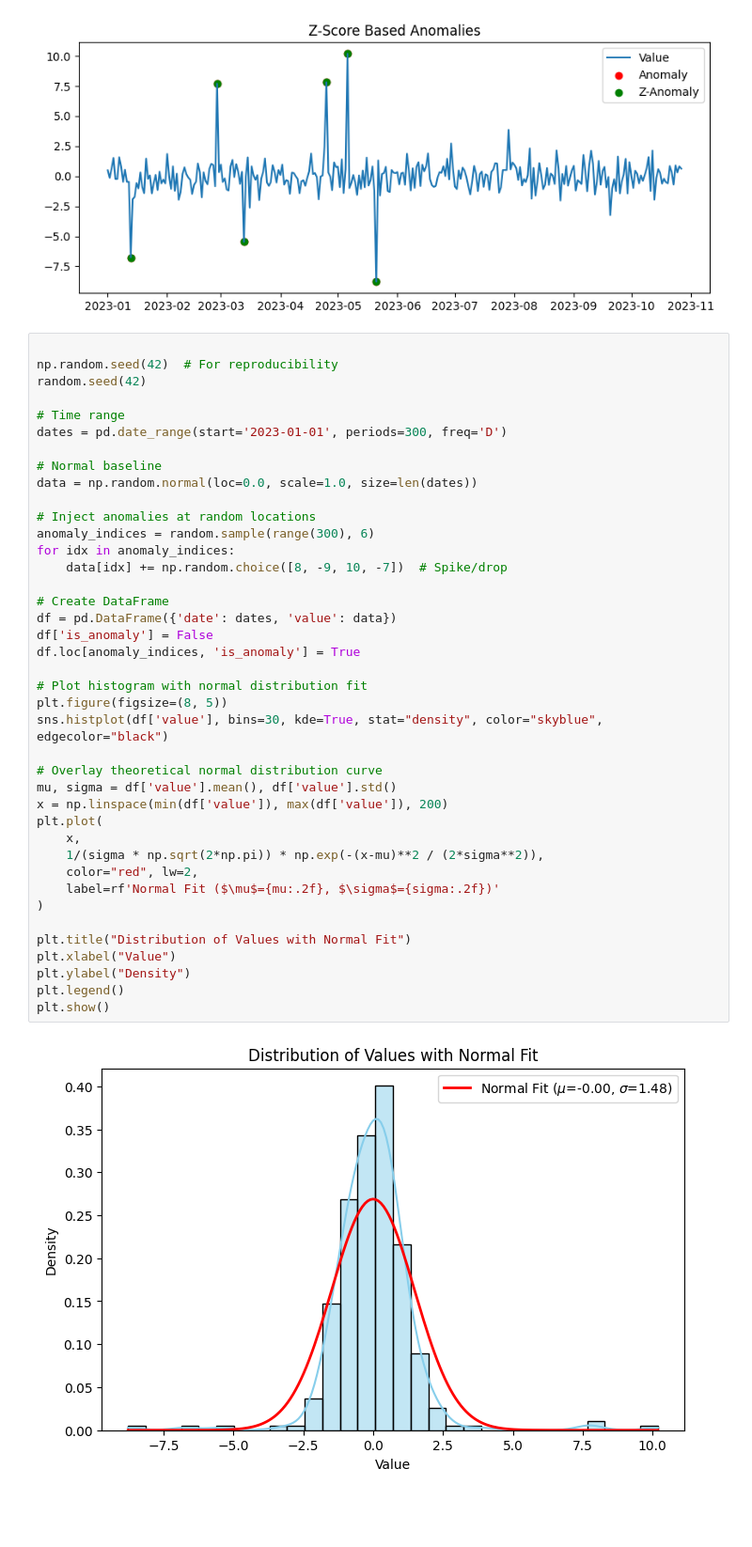
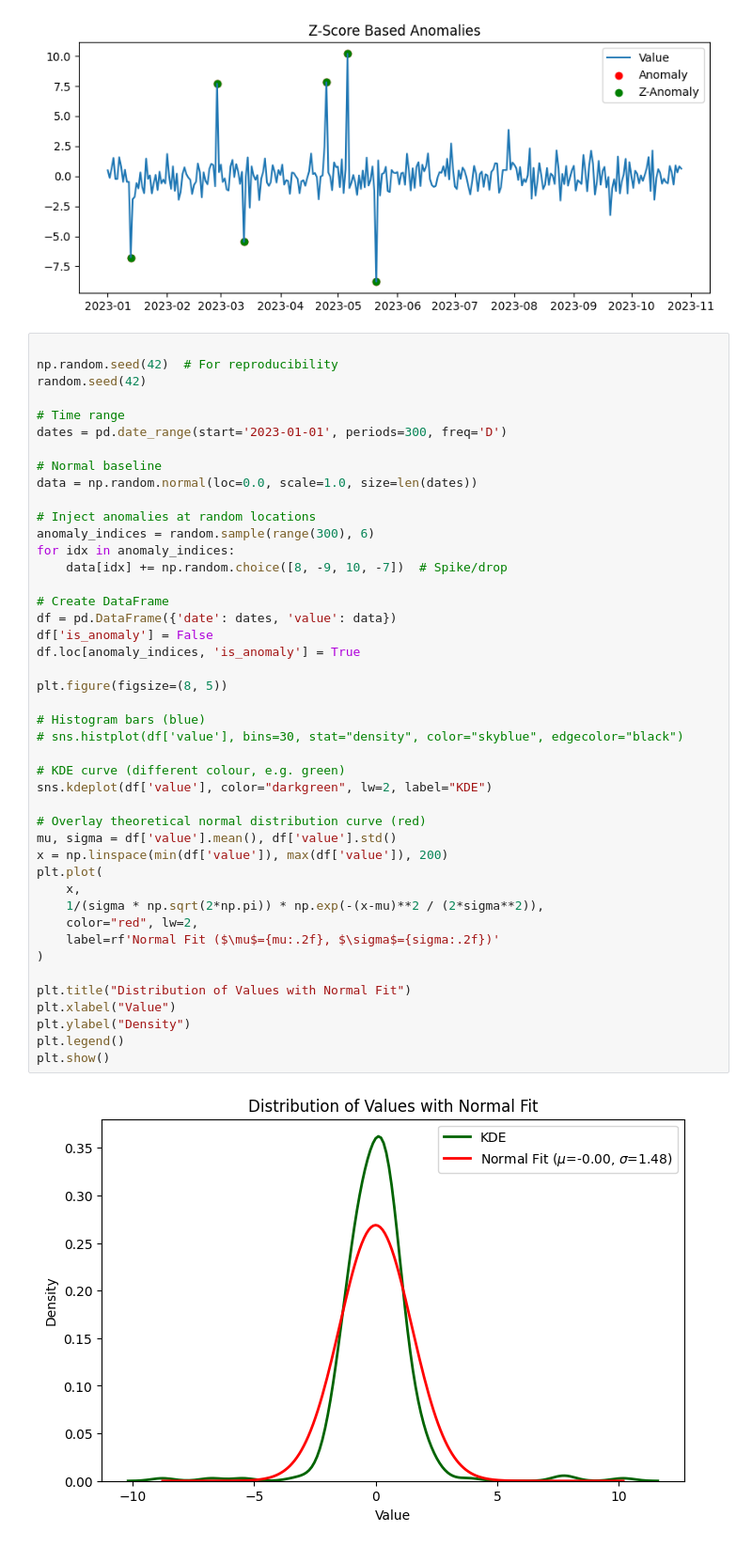
Before and after one commit to mark-s-williamson/Learning-Journal, a Jupyter notebook: Monitoring/anomaly_detection.ipynb, the cells around one changed output. Shown: that part at 94% size. Saved outputs shown, nothing was run; the diff lists cells and outputs as text; blank space fills up the shorter version.

```diff
--- a/Monitoring/anomaly_detection.ipynb
+++ b/Monitoring/anomaly_detection.ipynb
@@ -65,34 +65,38 @@ dates = pd.date_range(start='2023-01-01', periods=300, freq='D')
 # Normal baseline
 data = np.random.normal(loc=0.0, scale=1.0, size=len(dates))
 
 # Inject anomalies at random locations
 anomaly_indices = random.sample(range(300), 6)
 for idx in anomaly_indices:
     data[idx] += np.random.choice([8, -9, 10, -7])  # Spike/drop
 
 # Create DataFrame
 df = pd.DataFrame({'date': dates, 'value': data})
 df['is_anomaly'] = False
 df.loc[anomaly_indices, 'is_anomaly'] = True
 
-# Plot histogram with normal distribution fit
 plt.figure(figsize=(8, 5))
-sns.histplot(df['value'], bins=30, kde=True, stat="density", color="skyblue", edgecolor="black")
 
-# Overlay theoretical normal distribution curve
+# Histogram bars (blue)
+# sns.histplot(df['value'], bins=30, stat="density", color="skyblue", edgecolor="black")
+
+# KDE curve (different colour, e.g. green)
+sns.kdeplot(df['value'], color="darkgreen", lw=2, label="KDE")
+
+# Overlay theoretical normal distribution curve (red)
 mu, sigma = df['value'].mean(), df['value'].std()
 x = np.linspace(min(df['value']), max(df['value']), 200)
 plt.plot(
     x,
     1/(sigma * np.sqrt(2*np.pi)) * np.exp(-(x-mu)**2 / (2*sigma**2)),
     color="red", lw=2,
     label=rf'Normal Fit ($\mu$={mu:.2f}, $\sigma$={sigma:.2f})'
 )
 
 plt.title("Distribution of Values with Normal Fit")
 plt.xlabel("Value")
 plt.ylabel("Density")
 plt.legend()
 plt.show()
 # %% [output]
-[figure, old version]
+[figure, new version]
```
Also changed, not shown: parts of 2 cells of this notebook.
